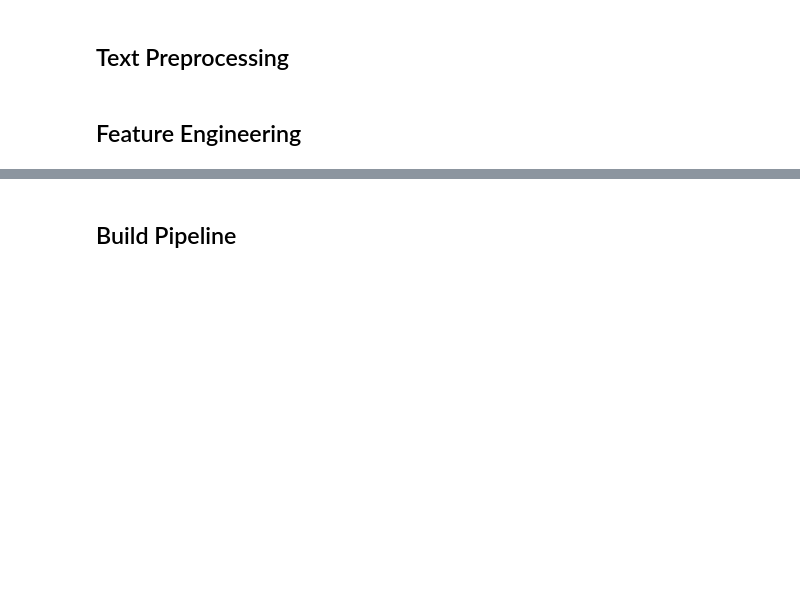
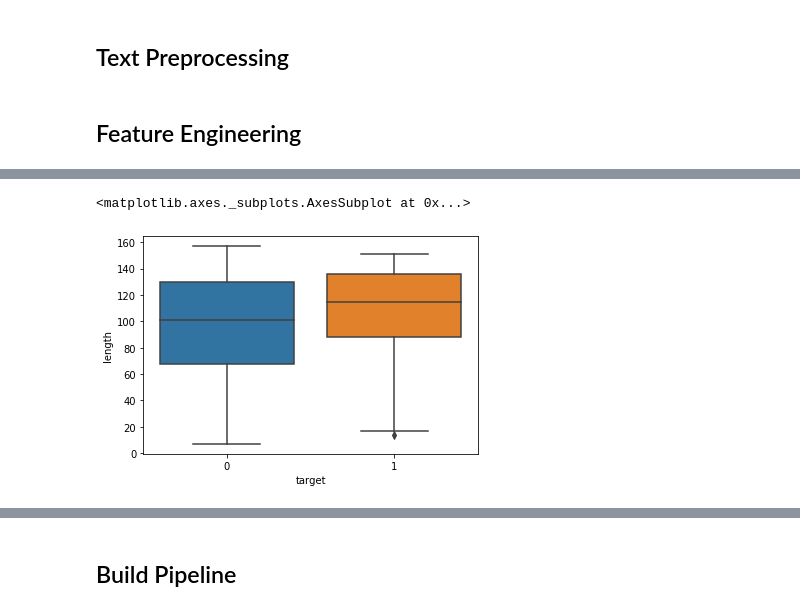
Before and after one commit to noriegaian/Kaggle---NLP-Disaster-Tweets, a Jupyter notebook: Kaggle - NLP Disaster Tweets 2.0.ipynb, the cells around one changed output, grey strips where cells are left out. Drawn from its saved outputs; the diff is of its cells as text; code cells hidden in the pictures; blank space fills up the shorter version.

```diff
--- a/Kaggle - NLP Disaster Tweets 2.0.ipynb
+++ b/Kaggle - NLP Disaster Tweets 2.0.ipynb
@@ -228,3 +231,14 @@ def sentiment(corpus):
 #readability
 def readability(corpus):
     return np.array([flesch_reading_ease(doc) for doc in corpus]).reshape(-1,1)
+# %%
+trial['length'] = tweets['text'].apply(len)
+trial['punc_count'] = tweets['text'].apply(_get_punc)
+trial['caps_count'] = tweets['text'].apply(_get_caps)
+trial['question_count'] = tweets['text'].apply(lambda x: x.count('?'))
+trial['exclamation_count'] = tweets['text'].apply(lambda x: x.count('!'))
+trial['reply_count'] = tweets['text'].apply(lambda x: x.count('@'))
+trial['hashtag_count'] = tweets['text'].apply(lambda x: x.count('#'))
+trial['link_count'] = tweets['text'].apply(lambda x: x.count('http'))
+trial['sentiment'] = tweets['text'].apply(lambda x: TextBlob(x).sentiment.polarity)
+trial['readability'] = tweets['text'].apply(lambda x: flesch_reading_ease(x))
@@ -230,0 +266,8 @@ def readability(corpus):
+# %%
+#compare length between legit and fake tweets
+sns.boxplot(x='target', y='length', data=trial)
+
+#observations: legit look to be slightly longer
+# %% [output]
+<matplotlib.axes._subplots.AxesSubplot at 0x...>
+[figure, added]
```
Also changed, not shown: parts of 17 cells of this notebook.
